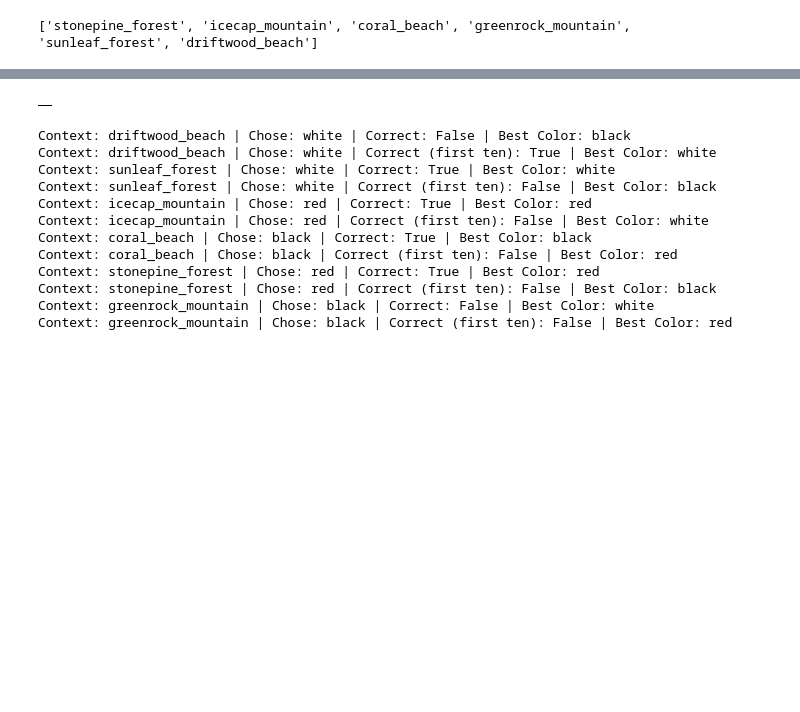
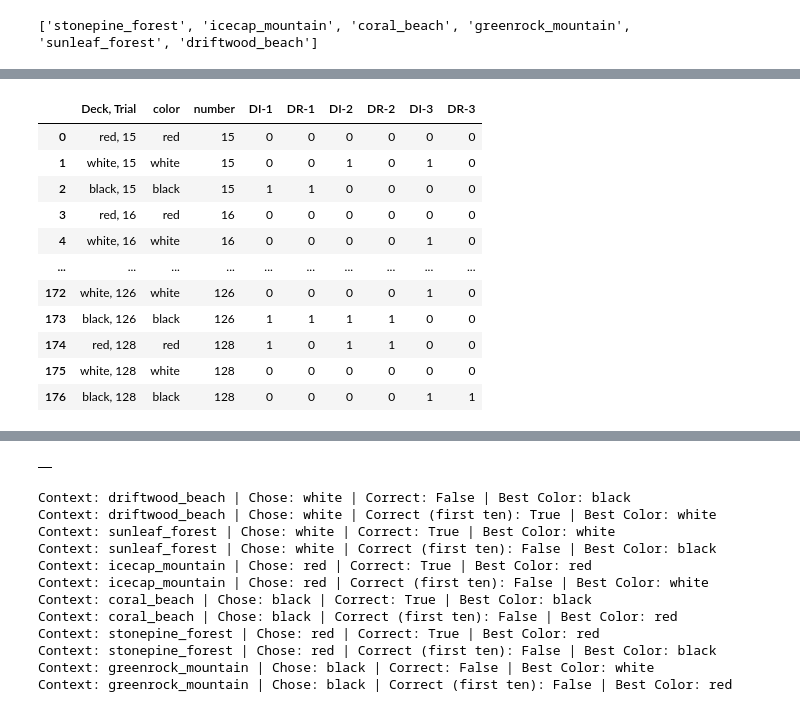
Before and after one commit to RohinPalsule/CB-PsychoPy, a Jupyter notebook: run_exp/kidGB_analysis.ipynb, the cells around one changed output, grey strips where cells are left out. Saved outputs shown, nothing was run; the diff lists cells and outputs as text; code cells hidden in the pictures; blank space fills up the shorter version.

```diff
--- a/run_exp/kidGB_analysis.ipynb
+++ b/run_exp/kidGB_analysis.ipynb
@@ -249,0 +150,80 @@ result_df[result_df['TrialType'].str.contains("pt2")].dropna(axis=1,how='all')
+# %%
+col_df  =sub_df['Deck, Trial'].str.extract(r'(\d+)').astype(int)
+# Extract the numbers as a list
+numbers = col_df[0].tolist()
+
+colors = ["red", "white", "black"]
+
+# Create combined strings
+combined = [f"{color}, {num}" for num in numbers for color in colors]
+
+# Create final DataFrame
+regression_df = pd.DataFrame(combined, columns=["Deck, Trial"])
+
+# First, split the "Deck, Trial" column into color and number
+regression_df[['color', 'number']] = regression_df['Deck, Trial'].str.split(', ', expand=True)
+regression_df['number'] = regression_df['number'].astype(int)
+
+# Now, define a function that checks if there's a match in pt2_df
+def compute_di1(row):
+    return int(
+        ((sub_df['Deck, Trial'] == row['Deck, Trial'])).any()
+    )
+def compute_di2(row):
+    return int(
+        ((pt2_df['TrialNum'].astype(int) == row['number']- 1) &
+         (pt2_df['TrialChoice'].str.lower() == row['color'])).any()
+    )
+def compute_di3(row):
+    return int(
+        ((pt2_df['TrialNum'].astype(int) == row['number']- 2) &
+         (pt2_df['TrialChoice'].str.lower() == row['color'])).any()
+    )
+def compute_dr1(row):
+    return int(
+        ((sub_df['reward'] == 1) &
+        (sub_df['Deck, Trial'] == row['Deck, Trial'])).any()
+    )
+def compute_dr2(row):
+    # Filter for matching trial and choice
+    match = pt2_df[
+        (pt2_df['TrialNum'].astype(int) == row['number']-1) &
+        (pt2_df['TrialChoice'].str.lower() == row['color'])
+    ]
+    # If there's a match and reward == 1, return 1
+    if not match.empty and (match['reward'] == 1).any():
+        return 1
+    return 0
+def compute_dr3(row):
+    # Filter for matching trial and choice
+    match = pt2_df[
+        (pt2_df['TrialNum'].astype(int) == row['number']-2) &
+        (pt2_df['TrialChoice'].str.lower() == row['color'])
+    ]
+    # If there's a match and reward == 1, return 1
+    if not match.empty and (match['reward'] == 1).any():
+        return 1
+    return 0
+
+
+# Apply the function to create the DI column
+regression_df['DI-1'] = regression_df.apply(compute_di1, axis=1)
+regression_df['DR-1'] = regression_df.apply(compute_dr1, axis=1)
+regression_df['DI-2'] = regression_df.apply(compute_di2, axis=1)
+regression_df['DR-2'] = regression_df.apply(compute_dr2, axis=1)
+regression_df['DI-3'] = regression_df.apply(compute_di3, axis=1)
+regression_df['DR-3'] = regression_df.apply(compute_dr3, axis=1)
+regression_df
+# %% [output]
+|  | Deck, Trial | color | number | DI-1 | DR-1 | DI-2 | DR-2 | DI-3 | DR-3 |
+| 0 | red, 15 | red | 15 | 0 | 0 | 0 | 0 | 0 | 0 |
+| 1 | white, 15 | white | 15 | 0 | 0 | 1 | 0 | 1 | 0 |
+| 2 | black, 15 | black | 15 | 1 | 1 | 0 | 0 | 0 | 0 |
+| 3 | red, 16 | red | 16 | 0 | 0 | 0 | 0 | 0 | 0 |
+| 4 | white, 16 | white | 16 | 0 | 0 | 0 | 0 | 1 | 0 |
+| ... | ... | ... | ... | ... | ... | ... | ... | ... | ... |
+| 172 | white, 126 | white | 126 | 0 | 0 | 0 | 0 | 1 | 0 |
+| 173 | black, 126 | black | 126 | 1 | 1 | 1 | 1 | 0 | 0 |
+| 174 | red, 128 | red | 128 | 1 | 0 | 1 | 1 | 0 | 0 |
+| 175 | white, 128 | white | 128 | 0 | 0 | 0 | 0 | 0 | 0 |
+| 176 | black, 128 | black | 128 | 0 | 0 | 0 | 0 | 1 | 1 |
```
Also changed, not shown: parts of 9 cells of this notebook, 4 other files.
